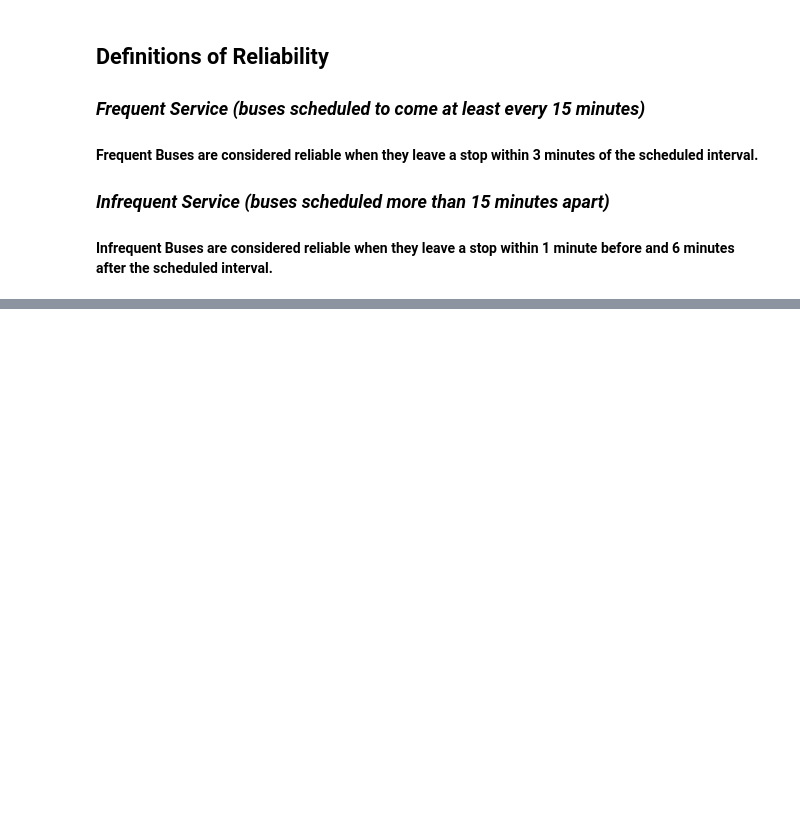
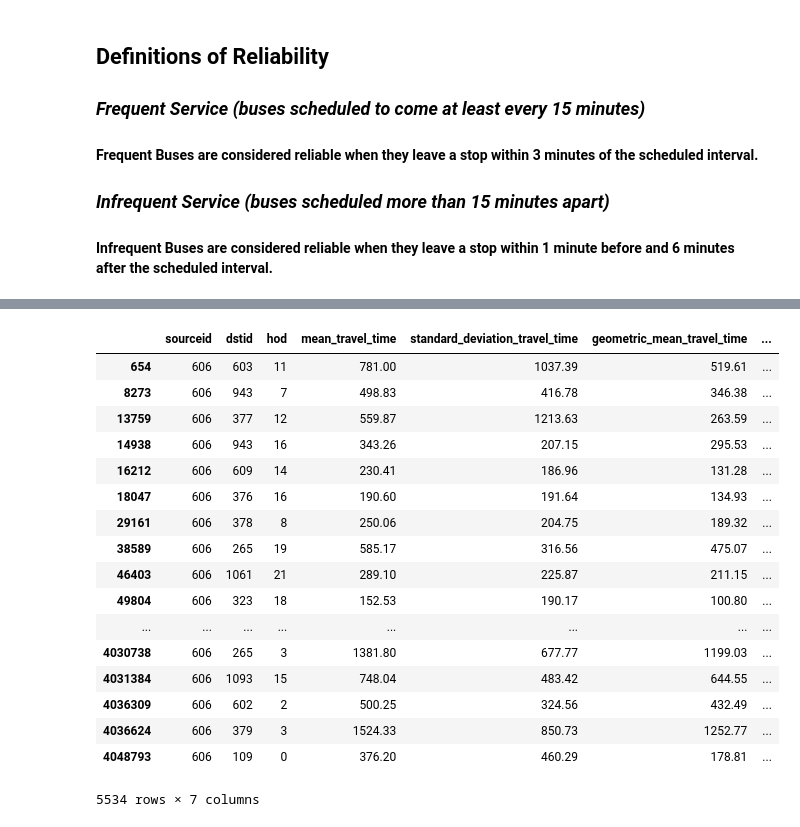
Before and after one commit to RadiationMiners/bostonubertraffic, a Jupyter notebook: corrAnalysis.ipynb, the cells around one changed output, grey strips where cells are left out. Drawn from its saved outputs; the diff is of its cells as text; code cells hidden in the pictures; blank space fills up the shorter version.

```diff
--- a/corrAnalysis.ipynb
+++ b/corrAnalysis.ipynb
@@ -29,0 +66,8 @@ busDf.size
+# %%
+golf = pd.read_csv('/Users/lucaslyon/Desktop/boston-censustracts-2017-3.csv')
+# %%
+hotel = pd.read_csv('/Users/lucaslyon/Desktop/boston-censustracts-2017-4.csv')
+# %%
+indigo = [alpha, bravo, charlie, delta, echo, foxtrot, golf, hotel]
+# %%
+uber = pd.concat(indigo)
@@ -29,0 +88,21 @@ busDf.size
+# %%
+uber.loc[(uber['sourceid'] == 606)]
+# %% [output]
+|  | sourceid | dstid | hod | mean_travel_time | standard_deviation_travel_time | geometric_mean_travel_time | ... |
+| 654 | 606 | 603 | 11 | 781.00 | 1037.39 | 519.61 | ... |
+| 8273 | 606 | 943 | 7 | 498.83 | 416.78 | 346.38 | ... |
+| 13759 | 606 | 377 | 12 | 559.87 | 1213.63 | 263.59 | ... |
+| 14938 | 606 | 943 | 16 | 343.26 | 207.15 | 295.53 | ... |
+| 16212 | 606 | 609 | 14 | 230.41 | 186.96 | 131.28 | ... |
+| 18047 | 606 | 376 | 16 | 190.60 | 191.64 | 134.93 | ... |
+| 29161 | 606 | 378 | 8 | 250.06 | 204.75 | 189.32 | ... |
+| 38589 | 606 | 265 | 19 | 585.17 | 316.56 | 475.07 | ... |
+| 46403 | 606 | 1061 | 21 | 289.10 | 225.87 | 211.15 | ... |
+| 49804 | 606 | 323 | 18 | 152.53 | 190.17 | 100.80 | ... |
+| ... | ... | ... | ... | ... | ... | ... | ... |
+| 4030738 | 606 | 265 | 3 | 1381.80 | 677.77 | 1199.03 | ... |
+| 4031384 | 606 | 1093 | 15 | 748.04 | 483.42 | 644.55 | ... |
+| 4036309 | 606 | 602 | 2 | 500.25 | 324.56 | 432.49 | ... |
+| 4036624 | 606 | 379 | 3 | 1524.33 | 850.73 | 1252.77 | ... |
+| 4048793 | 606 | 109 | 0 | 376.20 | 460.29 | 178.81 | ... |
+5534 rows × 7 columns
```
Also changed, not shown: parts of 12 cells of this notebook.
